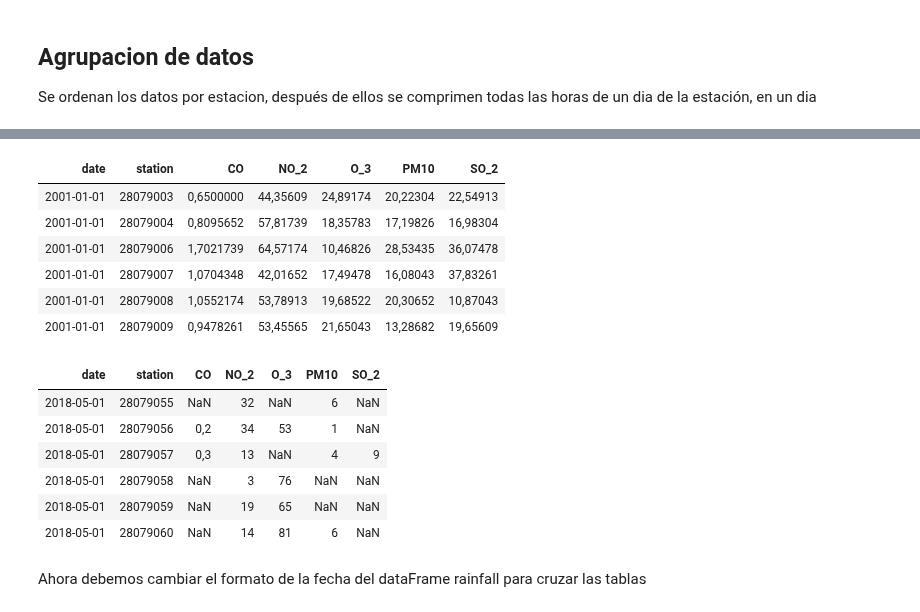
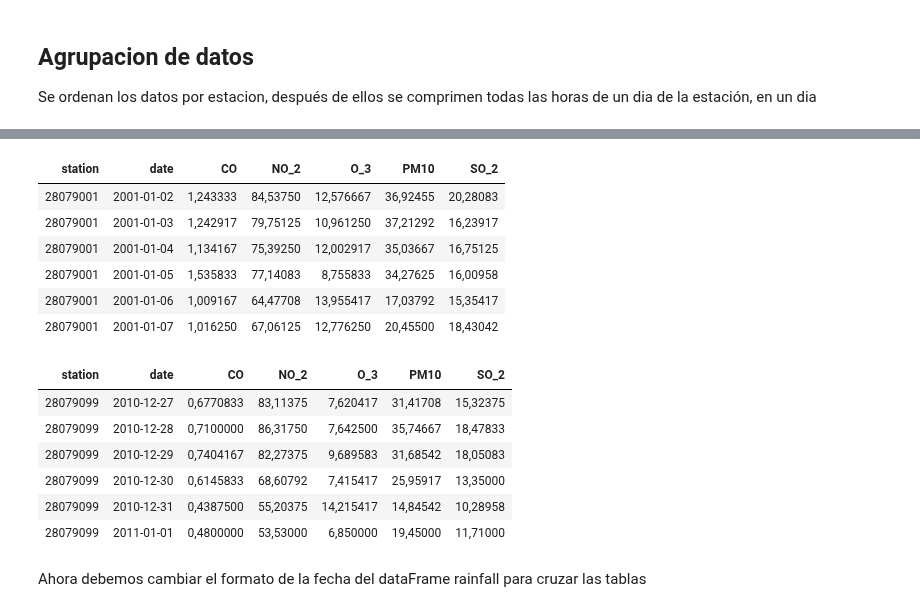
Before and after one commit to manumonforte/DataMining-BigDataParadigm, a Jupyter notebook: Estudio.ipynb, the cells around one changed output, grey strips where cells are left out. Cells and saved outputs as stored; diff of their text form; code cells hidden in the pictures.

```diff
--- a/Estudio.ipynb
+++ b/Estudio.ipynb
@@ -156,0 +159,6 @@ rm(data)
+# %%
+is.nan.data.frame <- function(x)
+    do.call(cbind,lapply(x,is.nan))
+datasetMadrid <- as.data.frame(datasetMadrid)
+datasetMadrid[is.nan(datasetMadrid)] <- NA
+tail(datasetMadrid)
@@ -217,8 +233,8 @@ tail(datasetMadrid)
 ## Agrupacion de datos
 Se ordenan los datos por estacion, después de ellos se comprimen todas las horas de un dia de la estación, en un dia
 # %%
-datasetMadrid<- datasetMadrid[order(datasetMadrid$date),]
-head(datasetMadrid)
+datasetMadrid<- datasetMadrid[order(datasetMadrid$station),]
+head(datasetMadrid, n=24)
 tail(datasetMadrid)
 # %% [output]
 |  | date | CO | NO_2 | O_3 | PM10 | SO_2 | station |
@@ -258,28 +295,28 @@ tail(datasetMadrid)
 # %%
 madrid <- datasetMadrid %>%
-  group_by(date,station) %>%
+  group_by(station,date) %>%
   summarise(CO = mean(CO, na.rm = TRUE),
             NO_2 = mean(NO_2, na.rm = TRUE),
             O_3 = mean(O_3, na.rm = TRUE),
             PM10 = mean(PM10, na.rm = TRUE),
             SO_2 = mean(SO_2, na.rm = TRUE))
 head(madrid)
 tail(madrid)
 # %% [output]
-| date | station | CO | NO_2 | O_3 | PM10 | SO_2 |
-| 2001-01-01 | 28079003 | 0,6500000 | 44,35609 | 24,89174 | 20,22304 | 22,54913 |
-| 2001-01-01 | 28079004 | 0,8095652 | 57,81739 | 18,35783 | 17,19826 | 16,98304 |
-| 2001-01-01 | 28079006 | 1,7021739 | 64,57174 | 10,46826 | 28,53435 | 36,07478 |
-| 2001-01-01 | 28079007 | 1,0704348 | 42,01652 | 17,49478 | 16,08043 | 37,83261 |
-| 2001-01-01 | 28079008 | 1,0552174 | 53,78913 | 19,68522 | 20,30652 | 10,87043 |
-| 2001-01-01 | 28079009 | 0,9478261 | 53,45565 | 21,65043 | 13,28682 | 19,65609 |
+| station | date | CO | NO_2 | O_3 | PM10 | SO_2 |
+| 28079001 | 2001-01-02 | 1,243333 | 84,53750 | 12,576667 | 36,92455 | 20,28083 |
+| 28079001 | 2001-01-03 | 1,242917 | 79,75125 | 10,961250 | 37,21292 | 16,23917 |
+| 28079001 | 2001-01-04 | 1,134167 | 75,39250 | 12,002917 | 35,03667 | 16,75125 |
+| 28079001 | 2001-01-05 | 1,535833 | 77,14083 | 8,755833 | 34,27625 | 16,00958 |
+| 28079001 | 2001-01-06 | 1,009167 | 64,47708 | 13,955417 | 17,03792 | 15,35417 |
+| 28079001 | 2001-01-07 | 1,016250 | 67,06125 | 12,776250 | 20,45500 | 18,43042 |
-| date | station | CO | NO_2 | O_3 | PM10 | SO_2 |
-| 2018-05-01 | 28079055 | NaN | 32 | NaN | 6 | NaN |
-| 2018-05-01 | 28079056 | 0,2 | 34 | 53 | 1 | NaN |
-| 2018-05-01 | 28079057 | 0,3 | 13 | NaN | 4 | 9 |
-| 2018-05-01 | 28079058 | NaN | 3 | 76 | NaN | NaN |
-| 2018-05-01 | 28079059 | NaN | 19 | 65 | NaN | NaN |
-| 2018-05-01 | 28079060 | NaN | 14 | 81 | 6 | NaN |
+| station | date | CO | NO_2 | O_3 | PM10 | SO_2 |
+| 28079099 | 2010-12-27 | 0,6770833 | 83,11375 | 7,620417 | 31,41708 | 15,32375 |
+| 28079099 | 2010-12-28 | 0,7100000 | 86,31750 | 7,642500 | 35,74667 | 18,47833 |
+| 28079099 | 2010-12-29 | 0,7404167 | 82,27375 | 9,689583 | 31,68542 | 18,05083 |
+| 28079099 | 2010-12-30 | 0,6145833 | 68,60792 | 7,415417 | 25,95917 | 13,35000 |
+| 28079099 | 2010-12-31 | 0,4387500 | 55,20375 | 14,215417 | 14,84542 | 10,28958 |
+| 28079099 | 2011-01-01 | 0,4800000 | 53,53000 | 6,850000 | 19,45000 | 11,71000 |
 # %% [markdown]
 Ahora debemos cambiar el formato de la fecha del dataFrame rainfall para cruzar las tablas
 # %%
```
Also changed, not shown: parts of 10 cells of this notebook.
